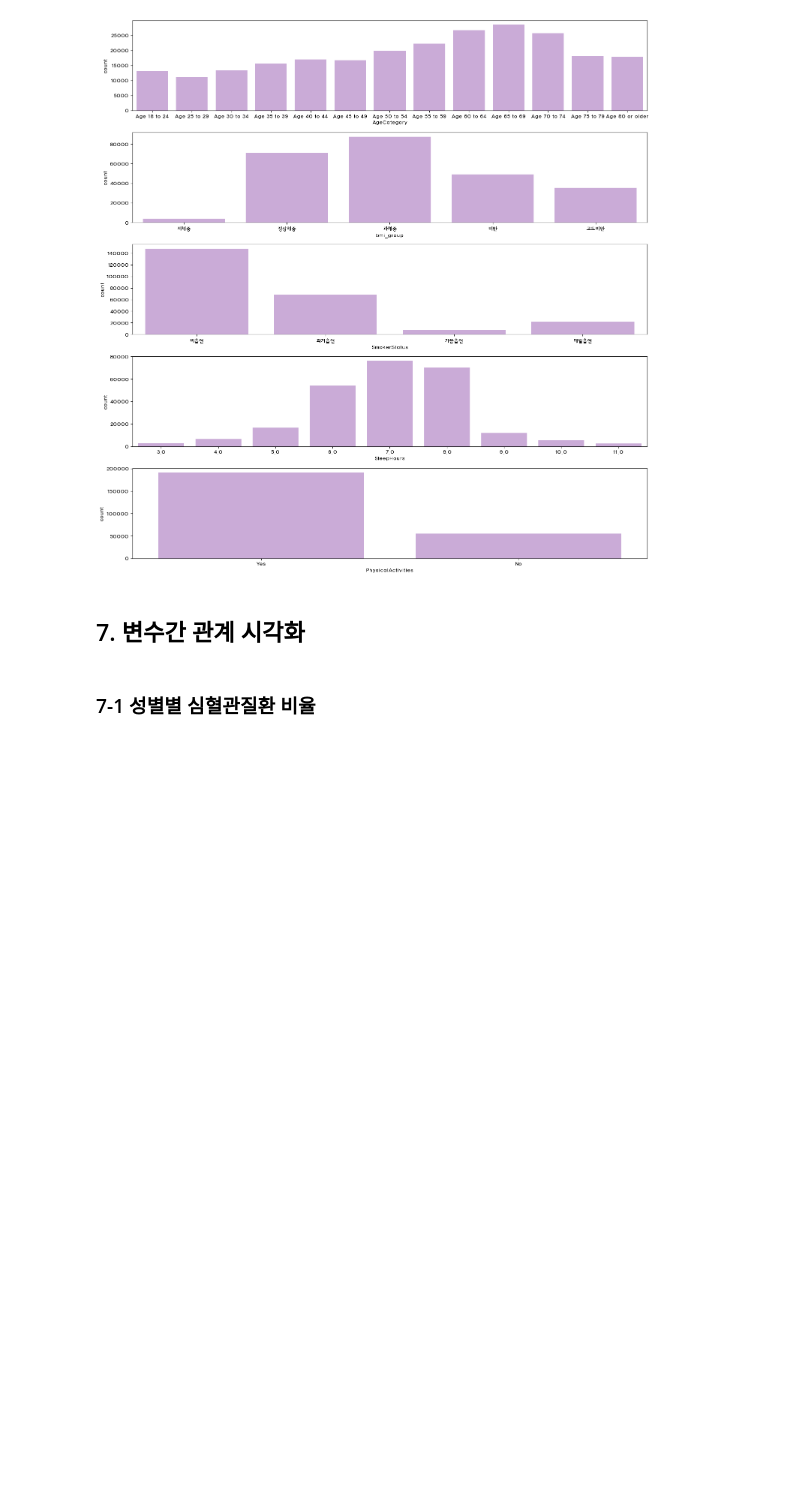
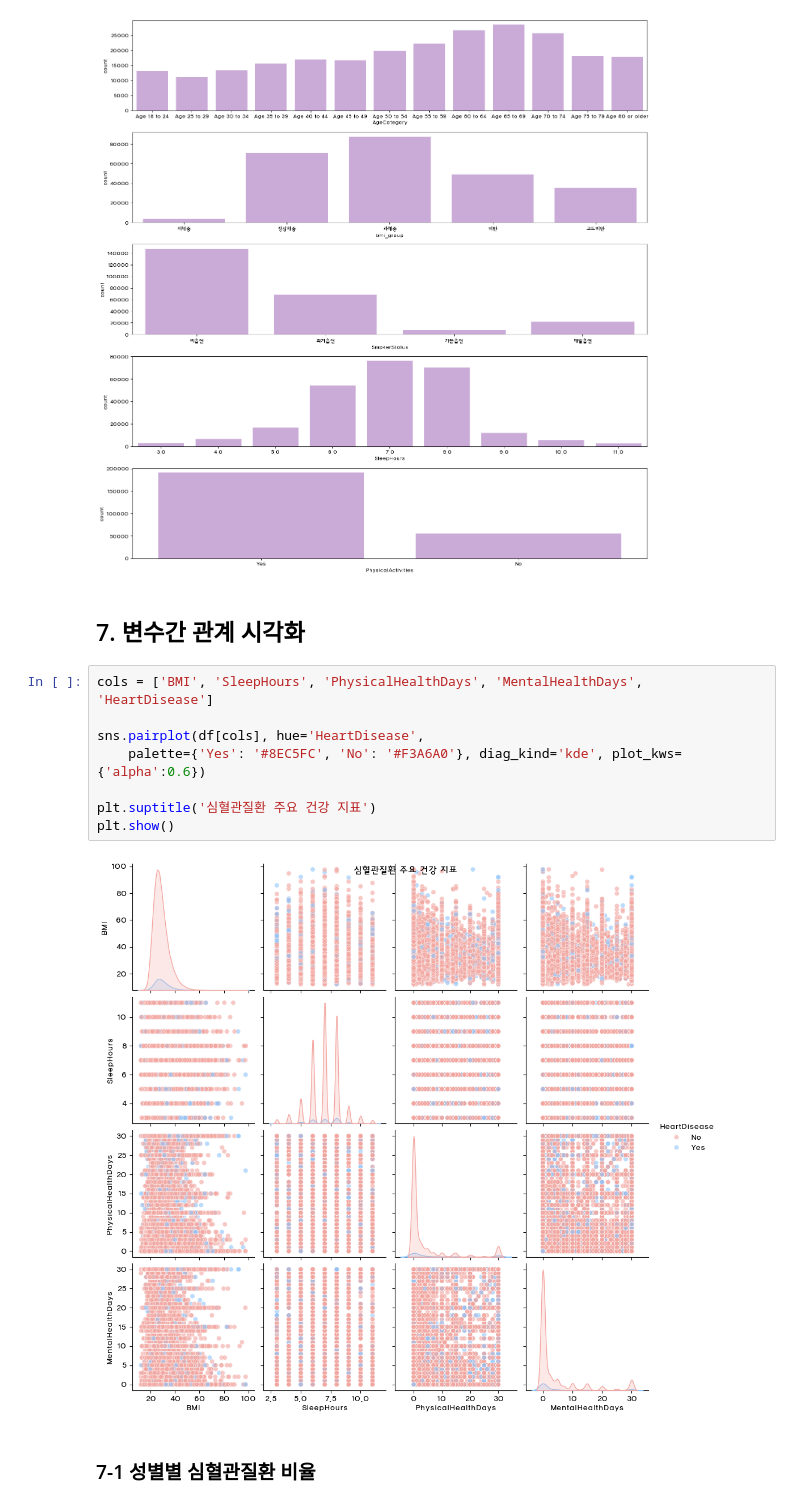
Before and after one commit to Team-3man/disease_analysis, a Jupyter notebook: disease_analysis_lks.ipynb, the cells around one changed output. Drawn from its saved outputs; the diff is of its cells as text; blank space fills up the shorter version.

```diff
--- a/disease_analysis_lks.ipynb
+++ b/disease_analysis_lks.ipynb
@@ -232,6 +232,16 @@ plt.show()
 [figure]
 # %% [markdown]
 ## 7. 변수간 관계 시각화
+# %%
+cols = ['BMI', 'SleepHours', 'PhysicalHealthDays', 'MentalHealthDays', 'HeartDisease']
+
+sns.pairplot(df[cols], hue='HeartDisease',
+    palette={'Yes': '#8EC5FC', 'No': '#F3A6A0'}, diag_kind='kde', plot_kws={'alpha':0.6})
+
+plt.suptitle('심혈관질환 주요 건강 지표')
+plt.show()
+# %% [output]
+[figure, added]
 # %% [markdown]
 ###  7-1 성별별 심혈관질환 비율
 # %%
```
Also changed, not shown: 1 other file.
